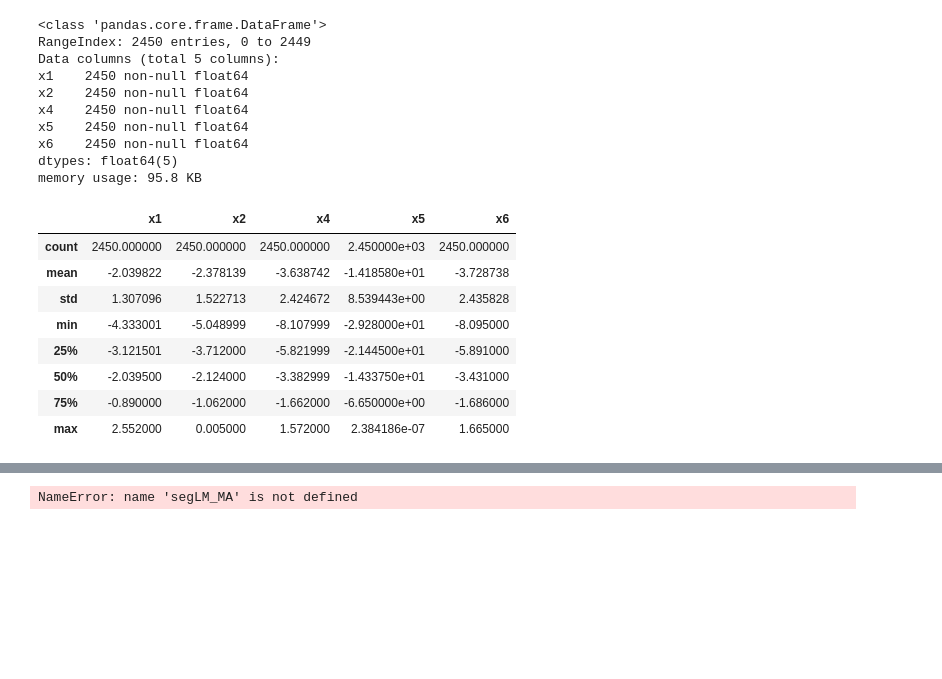
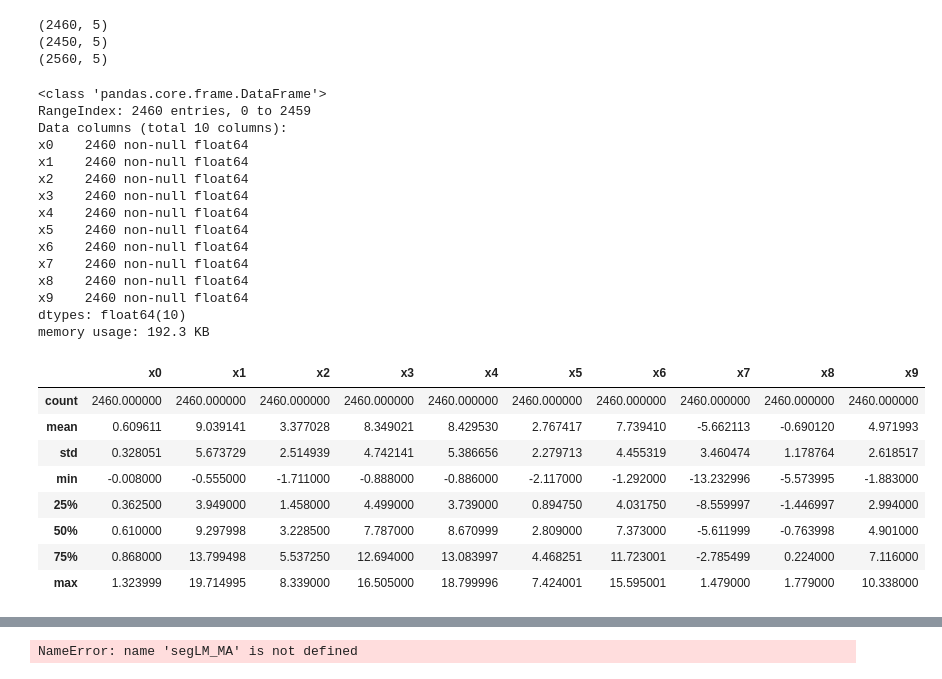
Before and after one commit to frankShih/ML_practice, a Jupyter notebook: sonarLog.ipynb, the cells around one changed output, grey strips where cells are left out. Saved outputs shown, nothing was run; the diff lists cells and outputs as text; code cells hidden in the pictures; blank space fills up the shorter version.

```diff
--- a/sonarLog.ipynb
+++ b/sonarLog.ipynb
@@ -3,6 +3,7 @@ def loadAndFormatData(filename):
     data = pd.read_csv(filename, sep=", ", header=None)
     data.columns = ["x1", "x2", "x3", "x4","x5","x6","x7","x8","x9","x10","x11","x12","x13","x14","x15","x16"]
     data.drop(["x3", "x7", "x8", "x9", "x10", "x11", "x12", "x13", "x14", "x15", "x16"], axis=1, inplace=True)
+    print(data.shape)
     return data
 
 
@@ -17,26 +18,55 @@ dataLeft = loadAndFormatData('sonarLogL.txt')
 # dataRightMost = loadAndFormatData('sonarLogRightMost.txt')
 dataRight = loadAndFormatData('sonarLogR.txt')
 dataMid = loadAndFormatData('sonarLogM.txt')
+# %% [output]
+(2460, 5)
+(2450, 5)
+(2560, 5)
+# %%
+def featureExtaction(df):
+    result, header = [], []
+    for ind in range(sum(range(df.shape[1]))):
+        header.append("x{}".format(ind))
+
+    for i in range(df.shape[0]):
+        temp = []
+        for j in range(len(df.iloc[i])-1):
+            for k in range(j+1, len(df.iloc[i])):
+                temp.append(df.iloc[i, j] - df.iloc[i, k])
+        result.append(temp)
+
+#     print(len(result), len(temp), len(header), len(df.iloc[i]))
+    return pd.DataFrame(result, columns=header)
+
+
+f_dataLeft = featureExtaction(dataLeft)
+f_dataRight = featureExtaction(dataRight)
+f_dataMid = featureExtaction(dataMid)
 # %%
-dataRight.info()
-dataRight.describe()
+f_dataLeft.info()
+f_dataLeft.describe()
 # %% [output]
 <class 'pandas.core.frame.DataFrame'>
-RangeIndex: 2450 entries, 0 to 2449
-Data columns (total 5 columns):
-x1    2450 non-null float64
-x2    2450 non-null float64
-x4    2450 non-null float64
-x5    2450 non-null float64
-x6    2450 non-null float64
-dtypes: float64(5)
-memory usage: 95.8 KB
+RangeIndex: 2460 entries, 0 to 2459
+Data columns (total 10 columns):
+x0    2460 non-null float64
+x1    2460 non-null float64
+x2    2460 non-null float64
+x3    2460 non-null float64
+x4    2460 non-null float64
+x5    2460 non-null float64
+x6    2460 non-null float64
+x7    2460 non-null float64
+x8    2460 non-null float64
+x9    2460 non-null float64
+dtypes: float64(10)
+memory usage: 192.3 KB
-|  | x1 | x2 | x4 | x5 | x6 |
-| count | 2450.000000 | 2450.000000 | 2450.000000 | 2.450000e+03 | 2450.000000 |
-| mean | -2.039822 | -2.378139 | -3.638742 | -1.418580e+01 | -3.728738 |
-| std | 1.307096 | 1.522713 | 2.424672 | 8.539443e+00 | 2.435828 |
-| min | -4.333001 | -5.048999 | -8.107999 | -2.928000e+01 | -8.095000 |
-| 25% | -3.121501 | -3.712000 | -5.821999 | -2.144500e+01 | -5.891000 |
-| 50% | -2.039500 | -2.124000 | -3.382999 | -1.433750e+01 | -3.431000 |
-| 75% | -0.890000 | -1.062000 | -1.662000 | -6.650000e+00 | -1.686000 |
-| max | 2.552000 | 0.005000 | 1.572000 | 2.384186e-07 | 1.665000 |
+|  | x0 | x1 | x2 | x3 | x4 | x5 | x6 | x7 | x8 | x9 |
+| count | 2460.000000 | 2460.000000 | 2460.000000 | 2460.000000 | 2460.000000 | 2460.000000 | 2460.000000 | 2460.000000 | 2460.000000 | 2460.000000 |
+| mean | 0.609611 | 9.039141 | 3.377028 | 8.349021 | 8.429530 | 2.767417 | 7.739410 | -5.662113 | -0.690120 | 4.971993 |
+| std | 0.328051 | 5.673729 | 2.514939 | 4.742141 | 5.386656 | 2.279713 | 4.455319 | 3.460474 | 1.178764 | 2.618517 |
+| min | -0.008000 | -0.555000 | -1.711000 | -0.888000 | -0.886000 | -2.117000 | -1.292000 | -13.232996 | -5.573995 | -1.883000 |
+| 25% | 0.362500 | 3.949000 | 1.458000 | 4.499000 | 3.739000 | 0.894750 | 4.031750 | -8.559997 | -1.446997 | 2.994000 |
+| 50% | 0.610000 | 9.297998 | 3.228500 | 7.787000 | 8.670999 | 2.809000 | 7.373000 | -5.611999 | -0.763998 | 4.901000 |
+| 75% | 0.868000 | 13.799498 | 5.537250 | 12.694000 | 13.083997 | 4.468251 | 11.723001 | -2.785499 | 0.224000 | 7.116000 |
+| max | 1.323999 | 19.714995 | 8.339000 | 16.505000 | 18.799996 | 7.424001 | 15.595001 | 1.479000 | 1.779000 | 10.338000 |
```
Also changed, not shown: parts of 9 cells of this notebook, 1 other file.
